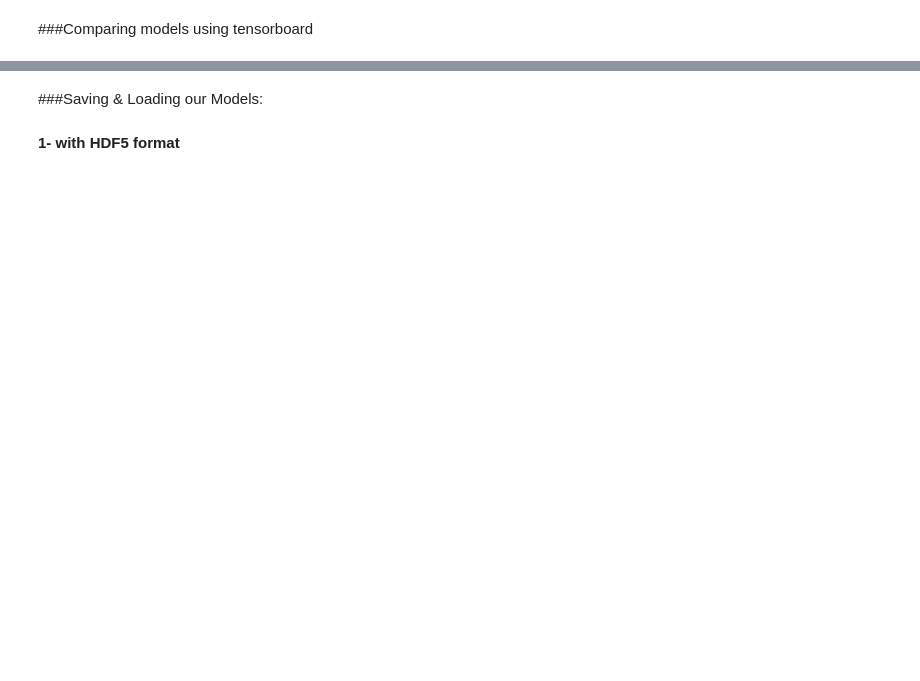
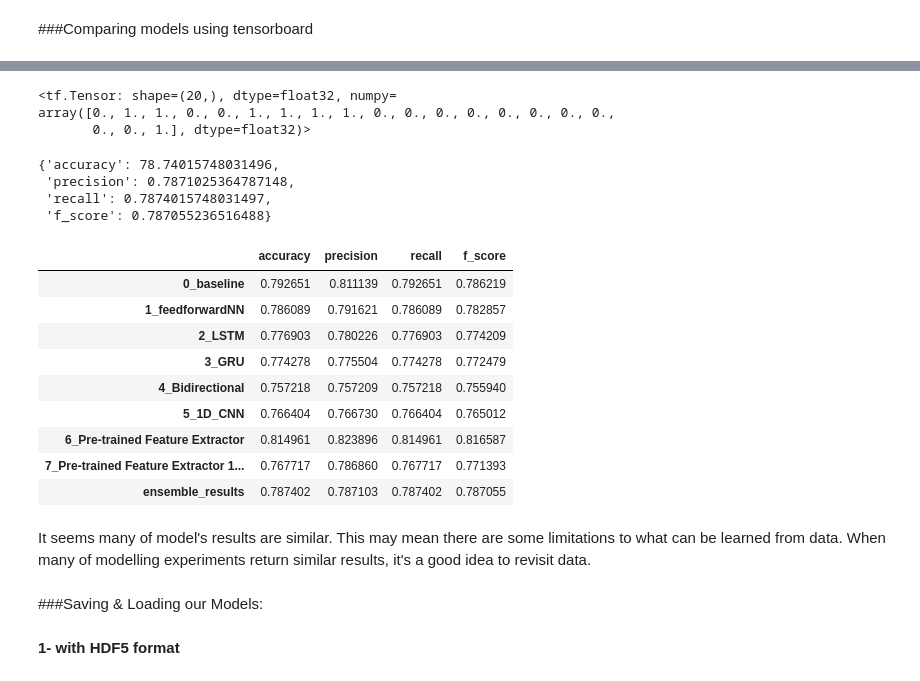
Before and after one commit to AYA-NASH/NN_with_TensorFlow, a Jupyter notebook: 8_Introduction_to_NLP.ipynb, the cells around one changed output, grey strips where cells are left out. Cells and saved outputs as stored; diff of their text form; code cells hidden in the pictures; blank space fills up the shorter version.

```diff
--- a/8_Introduction_to_NLP.ipynb
+++ b/8_Introduction_to_NLP.ipynb
@@ -1127,3 +1156,42 @@ all_model_results.sort_values("f_score", ascending = False)["f_score"].plot(kind
+# %%
+# combine baseline model (model_0), LSTM model (model_2) and USE model trained on the full training data (model_6)
+# by averaging the combined prediction probabilities of each.
+baseline_pred_probs = np.max(model_0.predict_proba(val_sentences), axis=1) # get the prediction probabilities from baseline model
+combined_pred_probs = baseline_pred_probs + tf.squeeze(model_2_pred_probs, axis=1) + tf.squeeze(model_6_pred_probs)
+combined_preds = tf.round(combined_pred_probs/3) # average and round the prediction probabilities to get prediction classes
+combined_preds[:20]
+# %% [output]
+<tf.Tensor: shape=(20,), dtype=float32, numpy=
+array([0., 1., 1., 0., 0., 1., 1., 1., 1., 0., 0., 0., 0., 0., 0., 0., 0.,
+       0., 0., 1.], dtype=float32)>
+# %%
+# Calculate results from averaging the prediction probabilities
+ensemble_results = calculate_results(val_labels, combined_preds)
+ensemble_results
+# %% [output]
+{'accuracy': 78.74015748031496,
+ 'precision': 0.7871025364787148,
+ 'recall': 0.7874015748031497,
+ 'f_score': 0.787055236516488}
+# %%
+# Add combined model's results to the results DataFrame
+all_model_results.loc["ensemble_results"] = ensemble_results
+all_model_results.loc["ensemble_results"]["accuracy"] = all_model_results.loc["ensemble_results"]["accuracy"]/100
+# %%
+all_model_results
+# %% [output]
+|  | accuracy | precision | recall | f_score |
+| 0_baseline | 0.792651 | 0.811139 | 0.792651 | 0.786219 |
+| 1_feedforwardNN | 0.786089 | 0.791621 | 0.786089 | 0.782857 |
+| 2_LSTM | 0.776903 | 0.780226 | 0.776903 | 0.774209 |
+| 3_GRU | 0.774278 | 0.775504 | 0.774278 | 0.772479 |
+| 4_Bidirectional | 0.757218 | 0.757209 | 0.757218 | 0.755940 |
+| 5_1D_CNN | 0.766404 | 0.766730 | 0.766404 | 0.765012 |
+| 6_Pre-trained Feature Extractor | 0.814961 | 0.823896 | 0.814961 | 0.816587 |
+| 7_Pre-trained Feature Extractor 1... | 0.767717 | 0.786860 | 0.767717 | 0.771393 |
+| ensemble_results | 0.787402 | 0.787103 | 0.787402 | 0.787055 |
+# %% [markdown]
+It seems many of model's results are similar. This may mean there are some limitations to what can be learned from data. When many of modelling experiments return similar results, it's a good idea to revisit data.
 # %% [markdown]
 ###Saving & Loading our Models:
 # %% [markdown]
```
Also changed, not shown: parts of 63 cells of this notebook.
